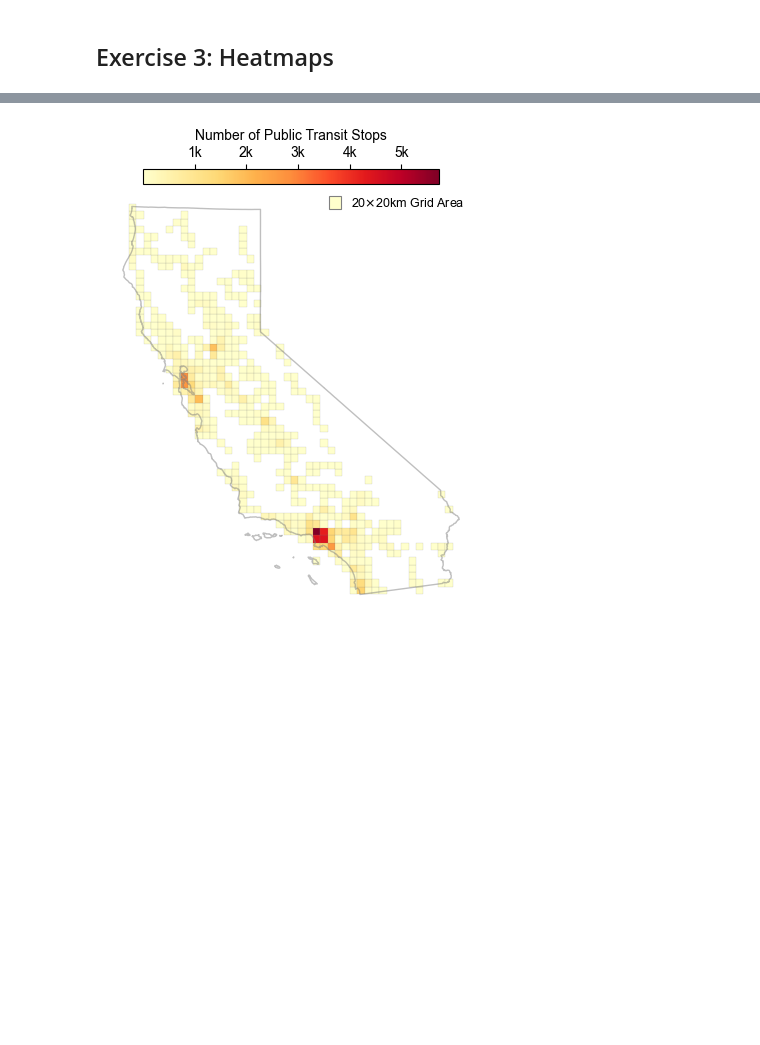
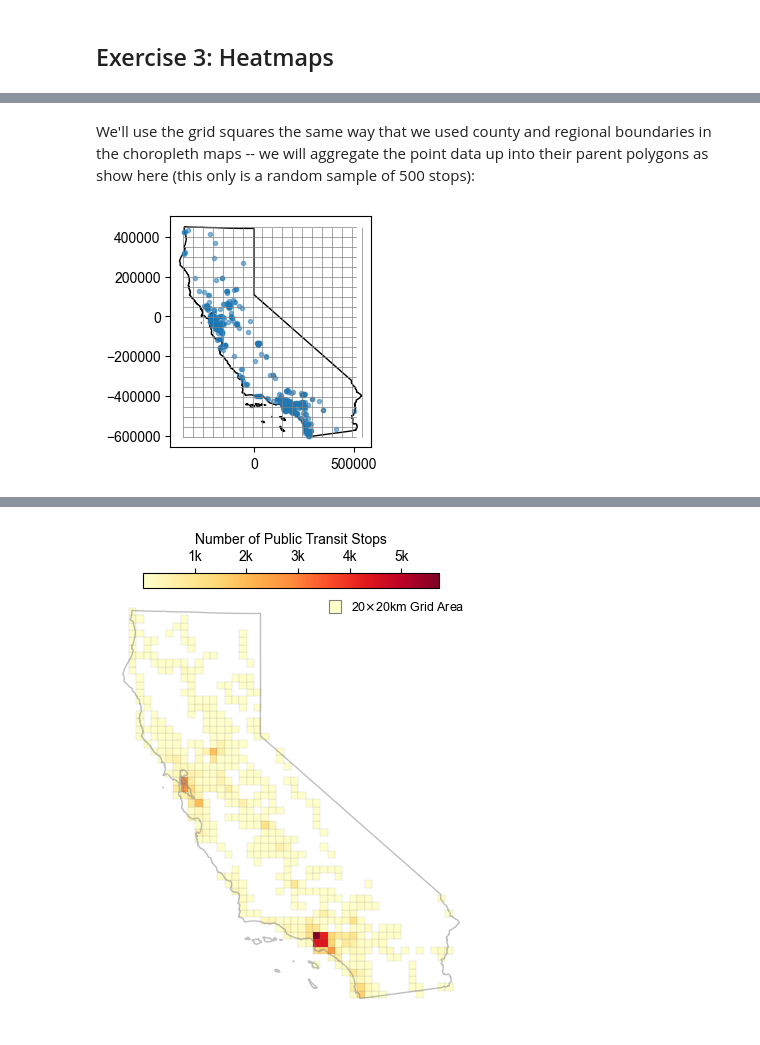
Before and after one commit to peter-amerkhanian/peter-amerkhanian.github.io, a Jupyter notebook: posts/geopandas_maps/index.ipynb, the cells around one changed output, grey strips where cells are left out. Drawn from its saved outputs; the diff is of its cells as text; code cells hidden in the pictures; blank space fills up the shorter version.

```diff
--- a/posts/geopandas_maps/index.ipynb
+++ b/posts/geopandas_maps/index.ipynb
@@ -723,0 +798,20 @@ This code is complex, but it's based around one function, `np.histogram2d`, whic
+# %%
+cell_size = 50_000
+x_bins = np.arange(minx, maxx + cell_size, cell_size)
+y_bins = np.arange(miny, maxy + cell_size, cell_size)
+# %% [markdown]
+We'll use the grid squares the same way that we used county and regional boundaries in the choropleth maps -- we will aggregate the point data up into their parent polygons as show here (this only is a random sample of 500 stops):
+# %%
+#| echo: false
+#| fig-cap: "Dividing space into a grid"
+fig, ax = plt.subplots(figsize=(5, 3))
+california_proj.plot(ax=ax, facecolor="none")
+gdf_ca_proj.sample(500).plot(ax=ax, alpha=.5, marker='.')
+# Draw vertical grid lines
+for x in x_bins:
+    ax.plot([x, x], [miny, maxy], color='gray', linewidth=0.5)
+# Draw horizontal grid lines
+for y in y_bins:
+    ax.plot([minx, maxx], [y, y], color='gray', linewidth=0.5)
+# %% [output]
+[figure, added]
```
Also changed, not shown: parts of 58 cells of this notebook, 20 other files.
